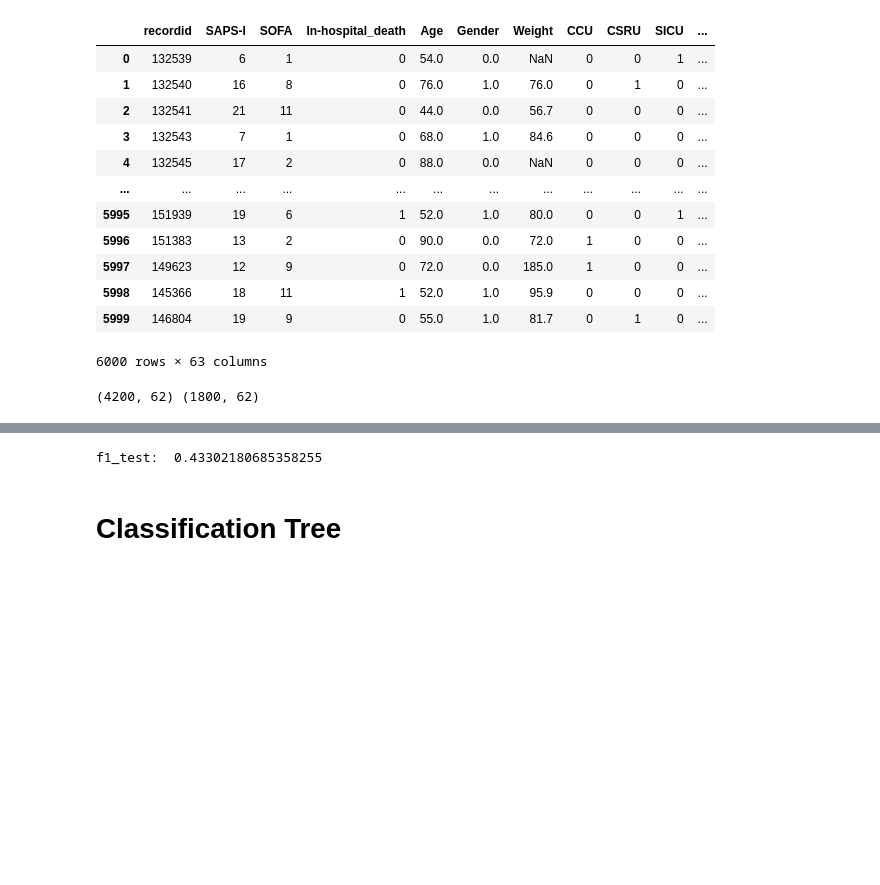
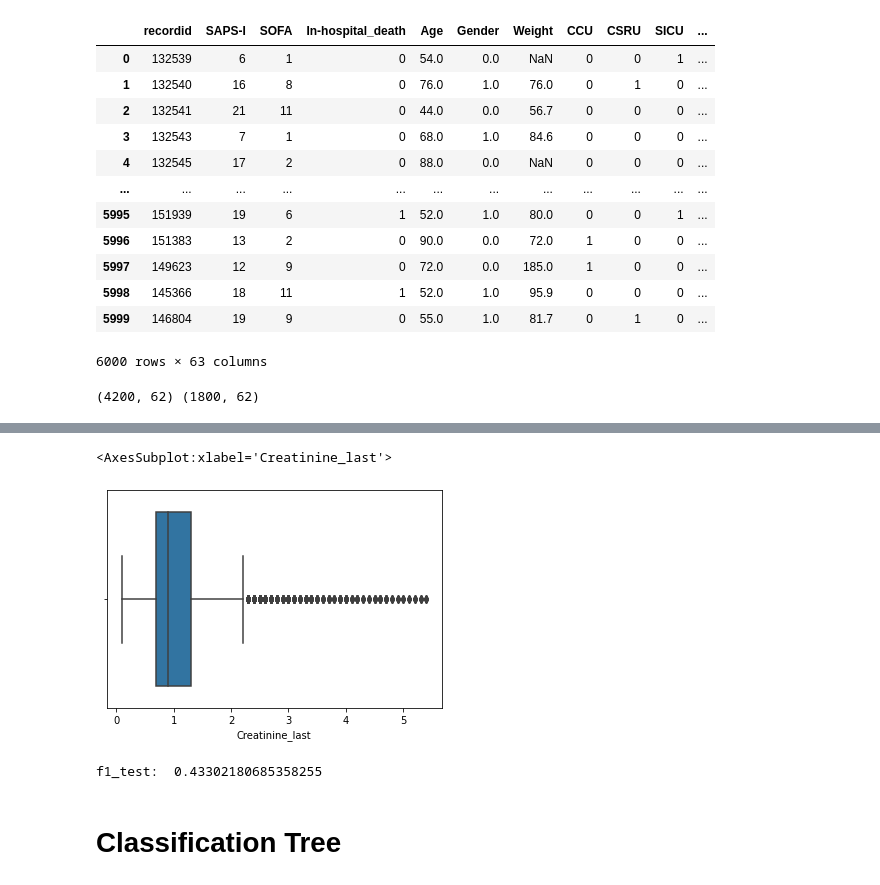
Before and after one commit to GabrieleCalamai/ICU-challenge, a Jupyter notebook: Challenge.ipynb, the cells around one changed output, grey strips where cells are left out. Saved outputs shown, nothing was run; the diff lists cells and outputs as text; code cells hidden in the pictures; blank space fills up the shorter version.

```diff
--- a/Challenge.ipynb
+++ b/Challenge.ipynb
@@ -175,0 +244,6 @@ X_test_filled = X_test.fillna(X_train.mean())
+# %%
+#Removing outliers
+T = T[T.Creatinine_last < 5.477475]
+T.reset_index(drop = True, inplace = True)
+
+T #non sono sicura di averli rimossi perchè il il dataset andrebbe ridefinito (stesso problema di filled) ma sono troppe colonne quindi suca
@@ -176,3 +264,8 @@ X_test_filled = X_test.fillna(X_train.mean())
+# %%
+sns.boxplot(x=T['Creatinine_last'])
+# %% [output]
+<AxesSubplot:xlabel='Creatinine_last'>
+[figure, added]
 # %%
 # Naive Bayes
 from sklearn.naive_bayes import GaussianNB #or alternative NB implementations
```
Also changed, not shown: parts of 8 cells of this notebook.
